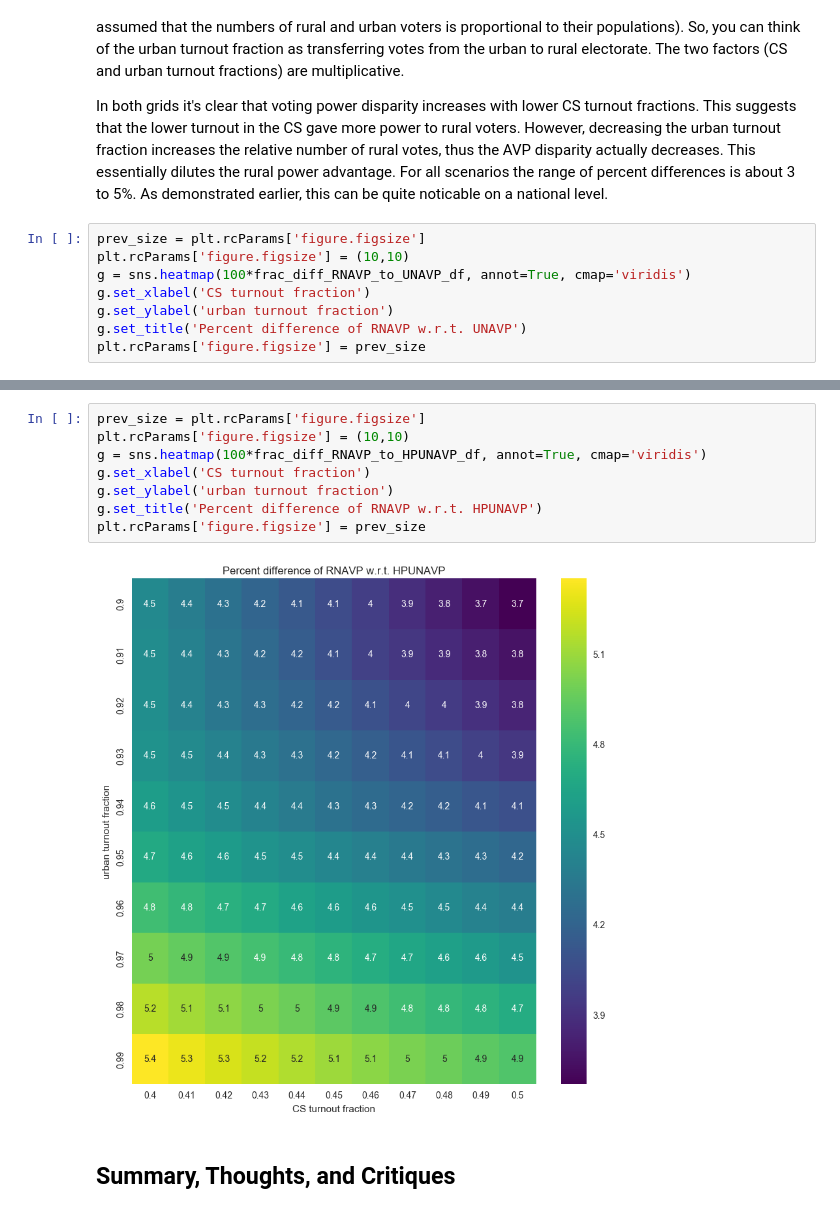
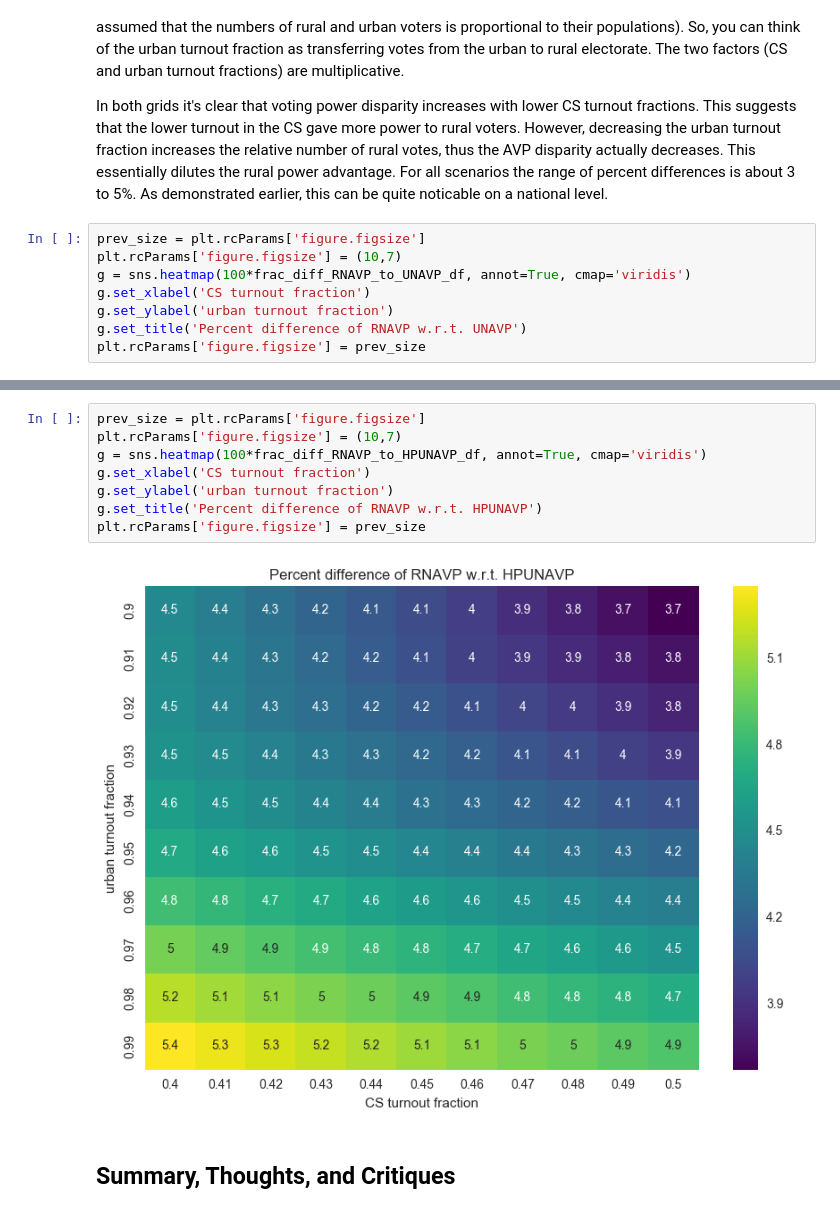
Before and after one commit to jhetherly/EC_rural_versus_urban, a Jupyter notebook: Rural vs Urban EC votes.ipynb, the cells around one changed output, grey strips where cells are left out. Cells and saved outputs as stored; diff of their text form.

```diff
--- a/Rural vs Urban EC votes.ipynb
+++ b/Rural vs Urban EC votes.ipynb
@@ -446,7 +446,7 @@ Finally, here are the most impactful plots. These are grids of percent differenc
 In both grids it's clear that voting power disparity increases with lower CS turnout fractions. This suggests that the lower turnout in the CS gave more power to rural voters. However, decreasing the urban turnout fraction increases the relative number of rural votes, thus the AVP disparity actually decreases. This essentially dilutes the rural power advantage. For all scenarios the range of percent differences is about 3 to 5%. As demonstrated earlier, this can be quite noticable on a national level.
 # %%
 prev_size = plt.rcParams['figure.figsize']
-plt.rcParams['figure.figsize'] = (10,10)
+plt.rcParams['figure.figsize'] = (10,7)
 g = sns.heatmap(100*frac_diff_RNAVP_to_UNAVP_df, annot=True, cmap='viridis')
 g.set_xlabel('CS turnout fraction')
 g.set_ylabel('urban turnout fraction')
@@ -457,13 +457,13 @@ plt.rcParams['figure.figsize'] = prev_size
 # %%
 prev_size = plt.rcParams['figure.figsize']
-plt.rcParams['figure.figsize'] = (10,10)
+plt.rcParams['figure.figsize'] = (10,7)
 g = sns.heatmap(100*frac_diff_RNAVP_to_HPUNAVP_df, annot=True, cmap='viridis')
 g.set_xlabel('CS turnout fraction')
 g.set_ylabel('urban turnout fraction')
 g.set_title('Percent difference of RNAVP w.r.t. HPUNAVP')
 plt.rcParams['figure.figsize'] = prev_size
 # %% [output]
-[figure, old version]
+[figure, new version]
 # %% [markdown]
 ## Summary, Thoughts, and Critiques
 # %% [markdown]
```
Also changed, not shown: parts of 3 cells of this notebook.
